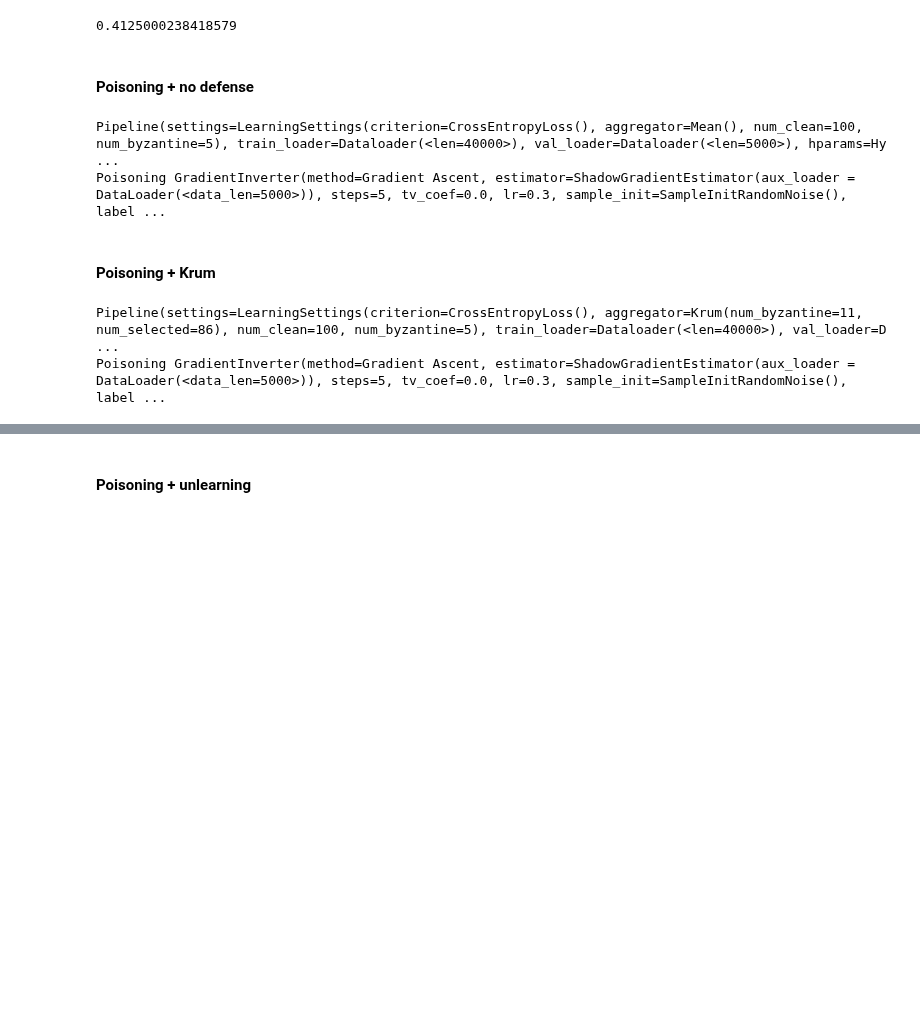
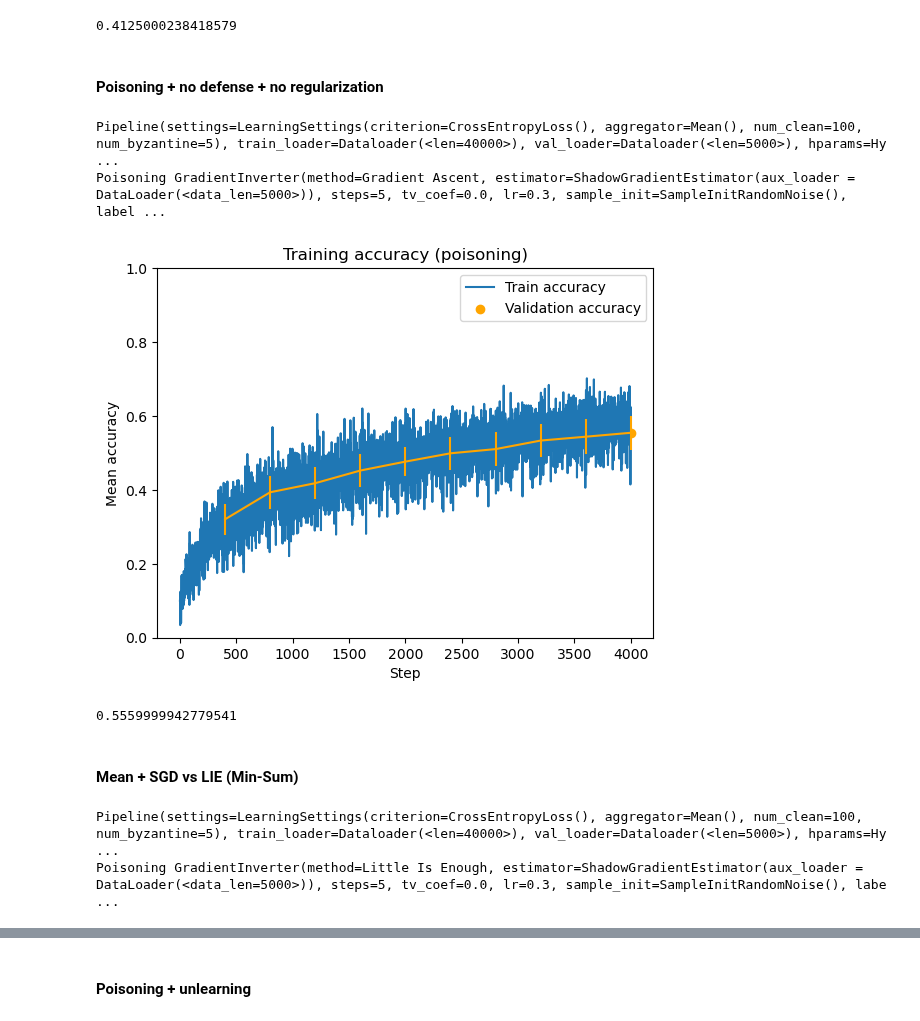
Before and after one commit to AI-Safety-X2023/playground, a Jupyter notebook: implementations/projects/poisoning/inverting_gradient_attack_cookbook.ipynb, the cells around one changed output, grey strips where cells are left out. Saved outputs shown, nothing was run; the diff lists cells and outputs as text; code cells hidden in the pictures; blank space fills up the shorter version.

```diff
--- a/implementations/projects/poisoning/inverting_gradient_attack_cookbook.ipynb
+++ b/implementations/projects/poisoning/inverting_gradient_attack_cookbook.ipynb
@@ -231,6 +243,7 @@ This inverting gradient data poisoning attack can be defended by changing the ag
 # %%
 def poison(
         model_factory = ResNet18,
+        opt_cls: type[Optimizer] = Adam,
         aggregator = Mean(),
         inversion_method = GradientAttack.ASCENT,
         poison_factor: float = 0.2,
@@ -244,6 +257,7 @@ def poison(
     return run_pipeline(
         model_factory,
         aggregator=aggregator,
+        opt_cls=opt_cls,
         inversion_method=inversion_method,
         poison_factor=poison_factor,
         training_hparams=training_hparams,
@@ -489,17 +573,26 @@ compute_accuracy(model)
 # %% [markdown]
-#### Poisoning + no defense
+#### Poisoning + no defense + no regularization
 # %%
 poisoned_no_defense, poison_no_defense_results = poison(
-    ShuffleNetV2,
+    ResNet18,
     aggregator = Mean(),
+    opt_cls = SGD,
     inversion_method = GradientAttack.ASCENT,
-    poison_factor = 0.05,
-    training_hparams = dict(epochs=1),
+    poison_factor = 0.3,
+    training_hparams = dict(epochs=10, weight_decay=0.0),
     quicktesting=False,
 )
 # %% [output]
 Pipeline(settings=LearningSettings(criterion=CrossEntropyLoss(), aggregator=Mean(), num_clean=100, num_byzantine=5), train_loader=Dataloader(<len=40000>), val_loader=Dataloader(<len=5000>), hparams=Hy ...
 Poisoning GradientInverter(method=Gradient Ascent, estimator=ShadowGradientEstimator(aux_loader = DataLoader(<data_len=5000>)), steps=5, tv_coef=0.0, lr=0.3, sample_init=SampleInitRandomNoise(), label ...
+# %%
+display_pipeline_results(poison_no_defense_results)
+# %% [output]
+[figure, added]
+# %%
+compute_accuracy(poisoned_no_defense)
+# %% [output]
+0.5559999942779541
 # %%
 #poisoned_no_defense, poison_no_defense_results = poison(
 #    ShuffleNetV2,
@@ -509,17 +602,18 @@ Poisoning GradientInverter(method=Gradient Ascent, estimator=ShadowGradientEstim
 #    training_hparams = dict(epochs=1),
 #    quicktesting=False,
 #)
-# %% [markdown]
-#### Poisoning + Krum
+# %% [markdown]
+#### Mean + SGD vs LIE (Min-Sum)
 # %%
 poisoned, poison_results = poison(
     ShuffleNetV2,
-    aggregator = Krum.with_learning_settings(batch_size, tol = 0.05),
-    inversion_method = GradientAttack.ASCENT,
+    aggregator = Mean(),
+    opt_cls = SGD,
+    inversion_method = GradientAttack.LITTLE_IS_ENOUGH,
     poison_factor = 0.05,
-    training_hparams = dict(epochs=1),
+    training_hparams = dict(epochs=10),
     quicktesting=False,
 )
 # %% [output]
-Pipeline(settings=LearningSettings(criterion=CrossEntropyLoss(), aggregator=Krum(num_byzantine=11, num_selected=86), num_clean=100, num_byzantine=5), train_loader=Dataloader(<len=40000>), val_loader=D ...
-Poisoning GradientInverter(method=Gradient Ascent, estimator=ShadowGradientEstimator(aux_loader = DataLoader(<data_len=5000>)), steps=5, tv_coef=0.0, lr=0.3, sample_init=SampleInitRandomNoise(), label ...
+Pipeline(settings=LearningSettings(criterion=CrossEntropyLoss(), aggregator=Mean(), num_clean=100, num_byzantine=5), train_loader=Dataloader(<len=40000>), val_loader=Dataloader(<len=5000>), hparams=Hy ...
+Poisoning GradientInverter(method=Little Is Enough, estimator=ShadowGradientEstimator(aux_loader = DataLoader(<data_len=5000>)), steps=5, tv_coef=0.0, lr=0.3, sample_init=SampleInitRandomNoise(), labe ...
```
Also changed, not shown: parts of 36 cells of this notebook, 1 other file.
